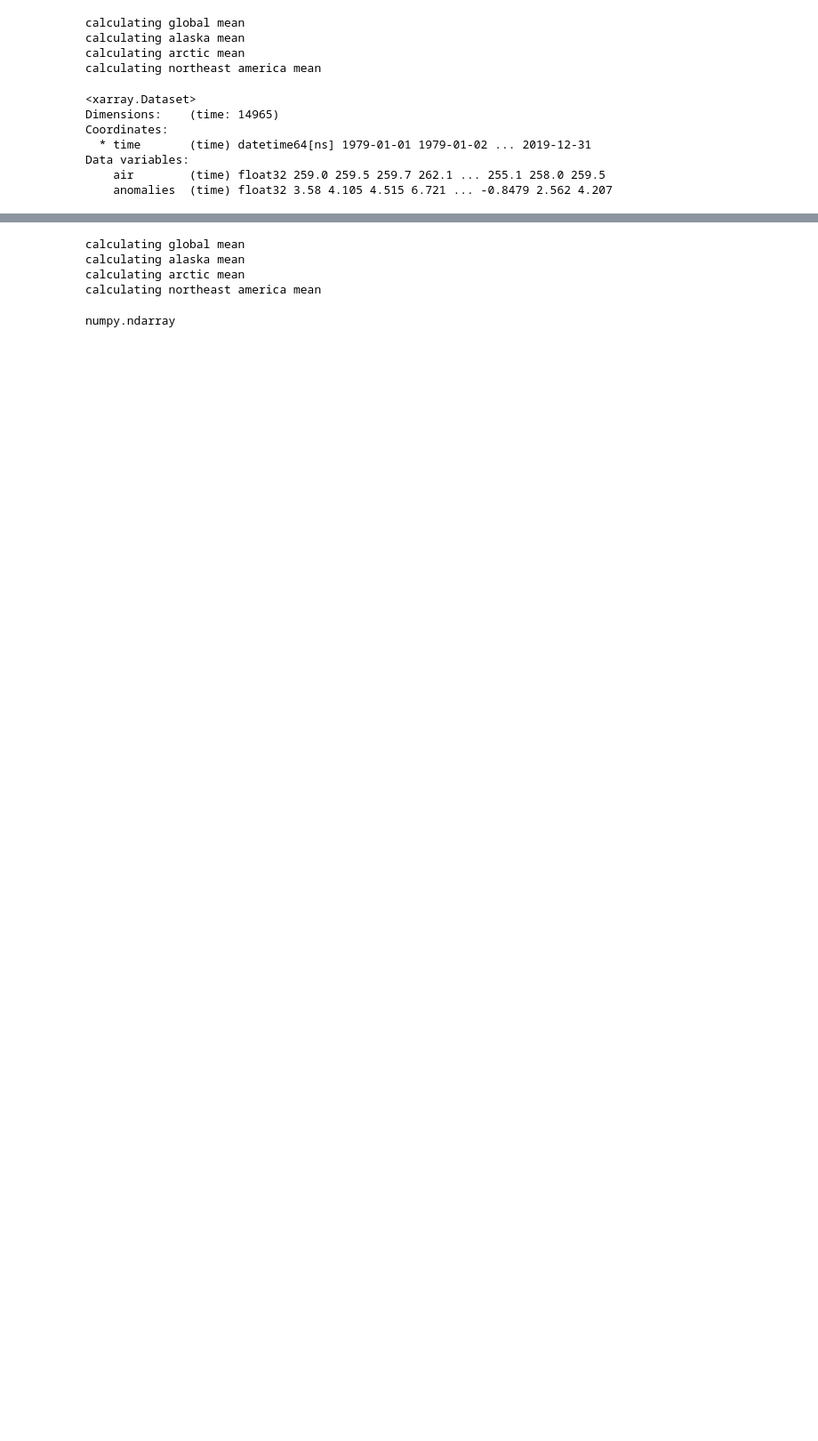
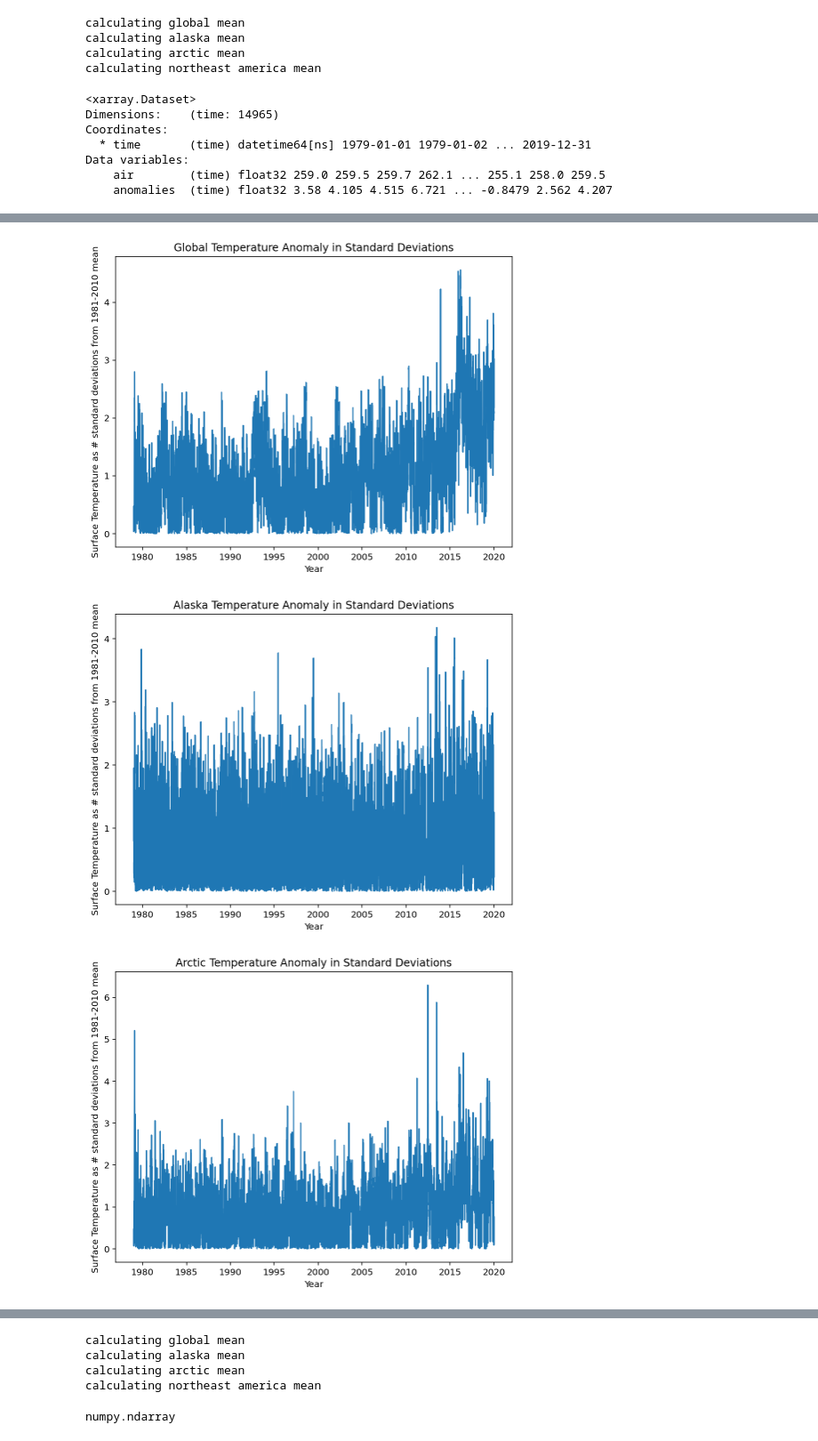
Before and after one commit to Lulurussell/CICOES-code, a Jupyter notebook: NCEP_NCAR_data.ipynb, the cells around one changed output, grey strips where cells are left out. Shown at 89% size. Drawn from its saved outputs; the diff is of its cells as text; code cells hidden in the pictures; blank space fills up the shorter version.

```diff
--- a/NCEP_NCAR_data.ipynb
+++ b/NCEP_NCAR_data.ipynb
@@ -146,10 +146,12 @@ Data variables:
 means = []
 stds = []
 for region_mst in msts:
+    slice_mst = region_mst.sel(time=slice('1981-01-01', '2010-12-31'))
     region_means = []
     region_stds = []
-    days = []
-    for month, mdata in region_mst.groupby('time.month'):
+    monthday = []
+#    days = []
+    for month, mdata in slice_mst.groupby('time.month'):
         for day, data in mdata.groupby('time.day'):
             temps = data['air']
             #print(temps)
@@ -157,6 +159,21 @@ for region_mst in msts:
             stdtemp = temps.std('time')
             region_means.append(float(meantemp))
             region_stds.append(float(stdtemp))
-            days.append(day)
+            monthday.append((month,day))
     means.append(region_means)
     stds.append(region_stds)
+# %%
+hist_stdevs = []
+for r in range(4):
+    region_temp_stdev = []
+    years = []
+    print('calculating for region ',regions[r])
+    for year, ydata in msts[r].groupby('time.year'):
+        for month, mdata in ydata.groupby('time.month'):
+            for day, data in mdata.groupby('time.day'):
+                index = monthday.index((month,day))
+                stdev = stds[r][index]
+                n_stdev = np.abs(float(data['anomalies']))/stdev
+                region_temp_stdev.append(n_stdev)
+                years.append(year)
+    hist_stdevs.append(region_temp_stdev)
@@ -162,0 +271,12 @@ for region_mst in msts:
+# %%
+for i in range(4):
+    plt.figure(figsize=(8,6))
+    plt.plot(msts[i]['time'],hist_stdevs[i])
+    plt.title(regions[i]+' Temperature Anomaly in Standard Deviations')
+    plt.xlabel('Year')
+    plt.ylabel('Surface Temperature as # standard deviations from 1981-2010 mean')
+    plt.savefig('./figures/NCEP_NCAR_anomalies/NCEPNCAR_anomaly_stdev_' + regions[i]+'.png')
+# %% [output]
+[figure, added]
+[figure, added]
+[figure, added]
```
Also changed, not shown: parts of 8 cells of this notebook.
